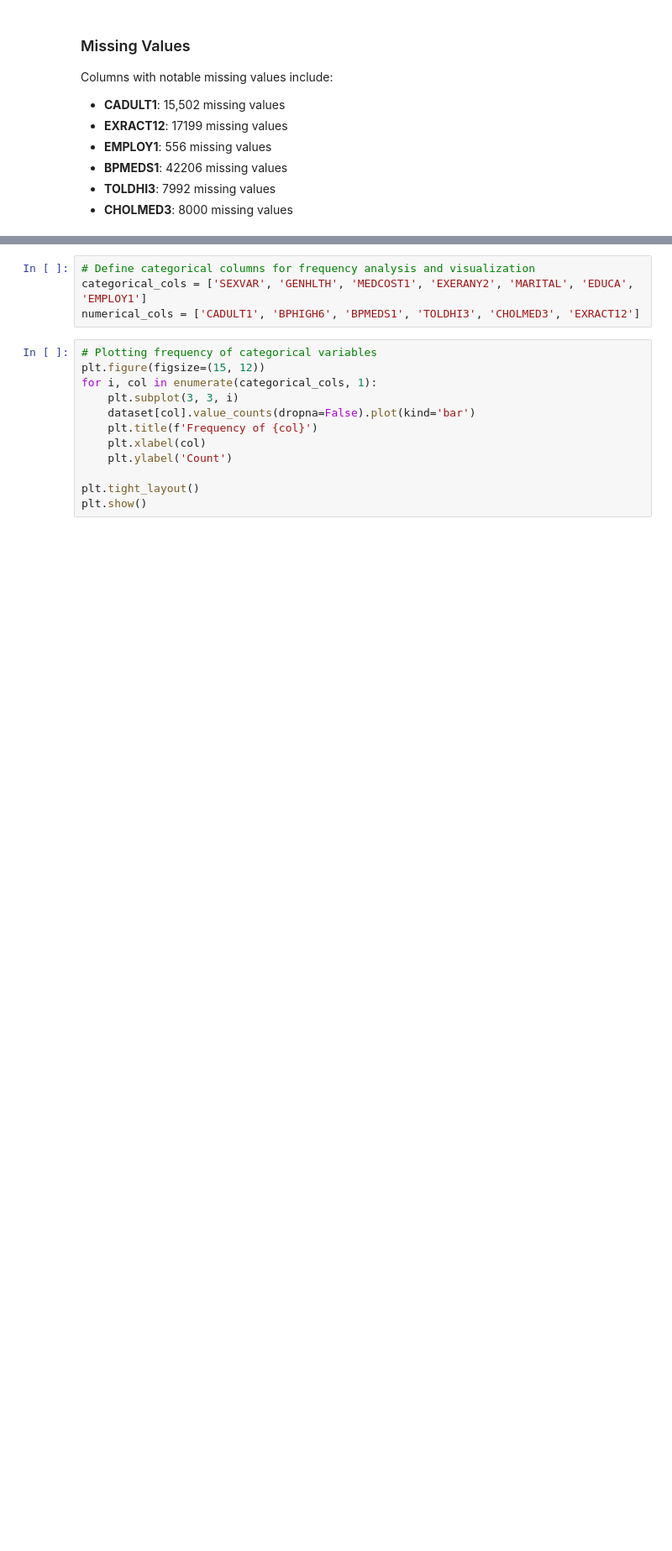
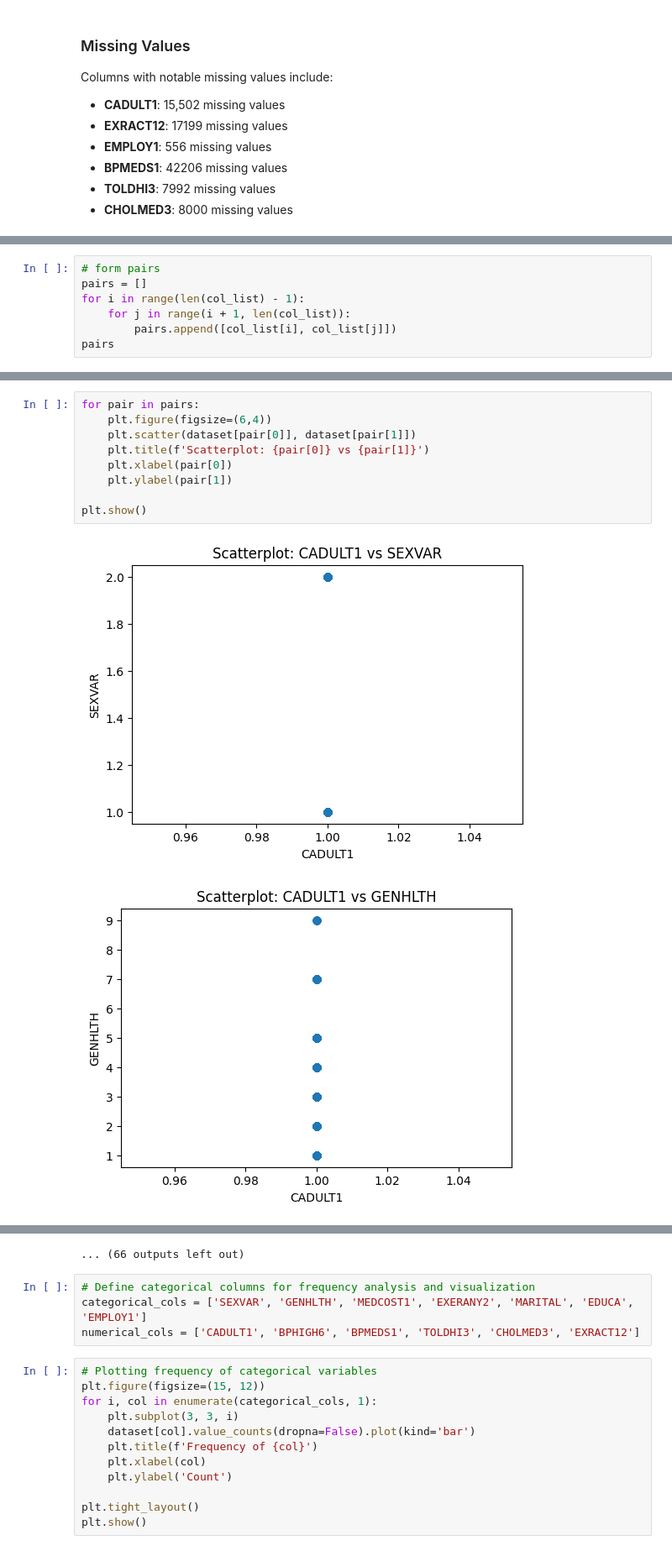
Before and after one commit to Huy1996/Heart-attack-analysis, a Jupyter notebook: heart.ipynb, the cells around one changed output, grey strips where cells are left out. Shown at 84% size. Cells and saved outputs as stored; diff of their text form; blank space fills up the shorter version.

```diff
--- a/heart.ipynb
+++ b/heart.ipynb
@@ -148 +253,8 @@ plt.show()
 - Other features have weaker correlations, indicating they may not be strongly related in this dataset
+# %%
+# form pairs
+pairs = []
+for i in range(len(col_list) - 1):
+    for j in range(i + 1, len(col_list)):
+        pairs.append([col_list[i], col_list[j]])
+pairs
@@ -148,0 +283,12 @@ plt.show()
+# %%
+for pair in pairs:
+    plt.figure(figsize=(6,4))
+    plt.scatter(dataset[pair[0]], dataset[pair[1]])
+    plt.title(f'Scatterplot: {pair[0]} vs {pair[1]}')
+    plt.xlabel(pair[0])
+    plt.ylabel(pair[1])
+
+plt.show()
+# %% [output]
+[figure, added]
+[figure, added]
@@ -149,3 +305,4 @@ plt.show()
+... (66 outputs left out)
 # %%
 # Define categorical columns for frequency analysis and visualization
 categorical_cols = ['SEXVAR', 'GENHLTH', 'MEDCOST1', 'EXERANY2', 'MARITAL', 'EDUCA', 'EMPLOY1']
```
Also changed, not shown: parts of 11 cells of this notebook, 19 other files.
